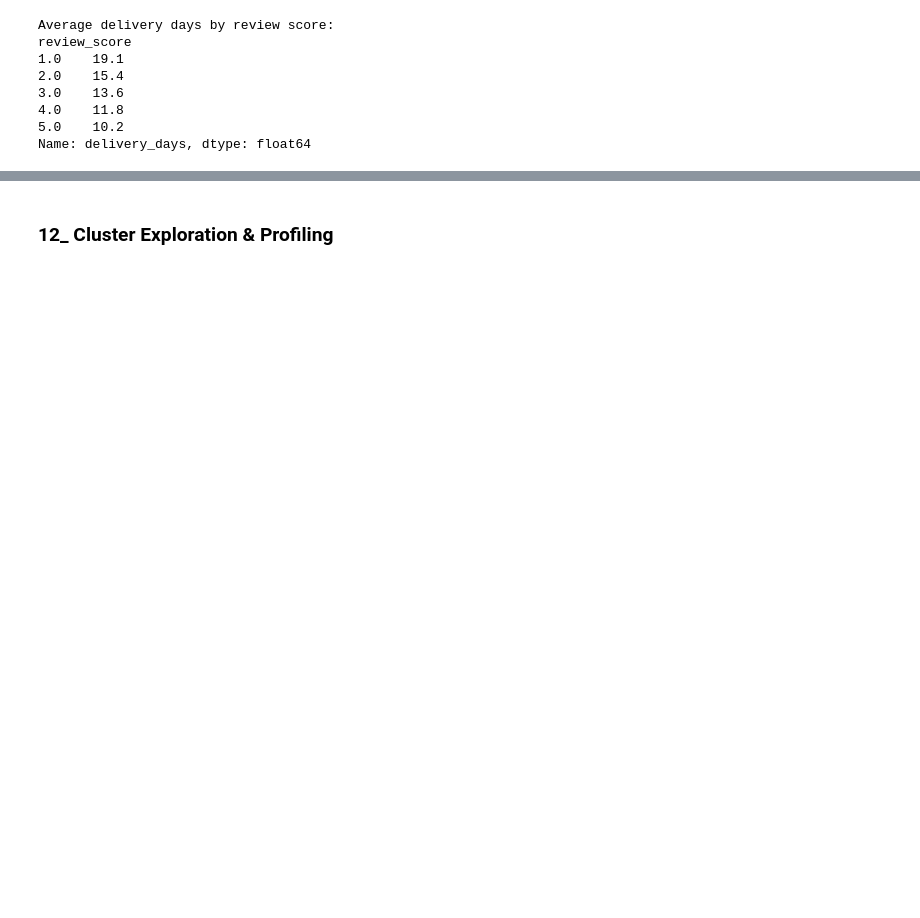
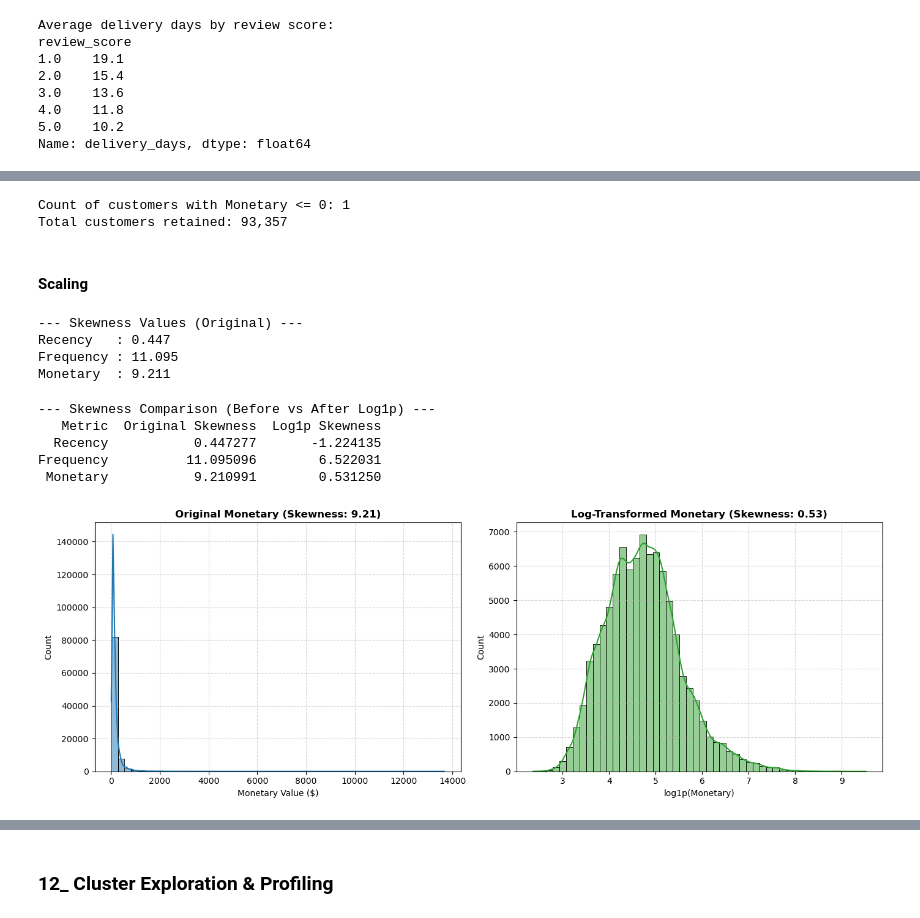
Before and after one commit to Mahmoud-islamcs/ecommerce-intelligence-platform, a Jupyter notebook: notebooks/ecommerce_intelligence_analysis.ipynb, the cells around one changed output, grey strips where cells are left out. Drawn from its saved outputs; the diff is of its cells as text; code cells hidden in the pictures; blank space fills up the shorter version.

Commit message:
feat: complete data merging and RFM customer segmentation analysis

```diff
--- a/notebooks/ecommerce_intelligence_analysis.ipynb
+++ b/notebooks/ecommerce_intelligence_analysis.ipynb
@@ -1619,0 +1909,73 @@ Name: delivery_days, dtype: float64
+# %%
+zero_monetary_mask = rfm['Monetary'] <= 0
+print(f"Count of customers with Monetary <= 0: {zero_monetary_mask.sum()}")
+
+# Keep only positive monetary values for meaningful transformation
+rfm_clean = rfm[~zero_monetary_mask].copy()
+print(f"Total customers retained: {len(rfm_clean):,}")
+# %% [output]
+Count of customers with Monetary <= 0: 1
+Total customers retained: 93,357
+# %% [markdown]
+#### Scaling
+# %%
+skew_before = {
+    'Recency': rfm_clean['Recency'].skew(),
+    'Frequency': rfm_clean['Frequency'].skew(),
+    'Monetary': rfm_clean['Monetary'].skew()
+}
+
+print("\n--- Skewness Values (Original) ---")
+for col, val in skew_before.items():
+    print(f"{col:<10}: {val:.3f}")
+# %% [output]
+--- Skewness Values (Original) ---
+Recency   : 0.447
+Frequency : 11.095
+Monetary  : 9.211
+# %%
+rfm_transformed = pd.DataFrame(index=rfm_clean.index)
+rfm_transformed['Recency_log'] = np.log1p(rfm_clean['Recency'])
+rfm_transformed['Frequency_log'] = np.log1p(rfm_clean['Frequency'])
+rfm_transformed['Monetary_log'] = np.log1p(rfm_clean['Monetary'])
+
+skew_after = {
+    'Recency_log': rfm_transformed['Recency_log'].skew(),
+    'Frequency_log': rfm_transformed['Frequency_log'].skew(),
+    'Monetary_log': rfm_transformed['Monetary_log'].skew()
+}
+
+print("\n--- Skewness Comparison (Before vs After Log1p) ---")
+comparison_df = pd.DataFrame({
+    'Metric': ['Recency', 'Frequency', 'Monetary'],
+    'Original Skewness': [skew_before['Recency'], skew_before['Frequency'], skew_before['Monetary']],
+    'Log1p Skewness': [skew_after['Recency_log'], skew_after['Frequency_log'], skew_after['Monetary_log']]
+})
+print(comparison_df.to_string(index=False))
+# %% [output]
+--- Skewness Comparison (Before vs After Log1p) ---
+   Metric  Original Skewness  Log1p Skewness
+  Recency           0.447277       -1.224135
+Frequency          11.095096        6.522031
+ Monetary           9.210991        0.531250
+# %%
+fig, axes = plt.subplots(1, 2, figsize=(14, 5))
+
+# Original Monetary Distribution
+sns.histplot(rfm_clean['Monetary'], bins=50, kde=True, ax=axes[0], color='#1f77b4')
+axes[0].set_title(f"Original Monetary (Skewness: {skew_before['Monetary']:.2f})", fontsize=12, fontweight='bold')
+axes[0].set_xlabel("Monetary Value ($)", fontsize=10)
+axes[0].set_ylabel("Count", fontsize=10)
+axes[0].grid(True, linestyle='--', alpha=0.5)
+
+# Log-transformed Monetary Distribution
+sns.histplot(rfm_transformed['Monetary_log'], bins=50, kde=True, ax=axes[1], color='#2ca02c')
+axes[1].set_title(f"Log-Transformed Monetary (Skewness: {skew_after['Monetary_log']:.2f})", fontsize=12, fontweight='bold')
+axes[1].set_xlabel("log1p(Monetary)", fontsize=10)
+axes[1].set_ylabel("Count", fontsize=10)
+axes[1].grid(True, linestyle='--', alpha=0.5)
+
+plt.tight_layout()
+plt.show()
+# %% [output]
+[figure, added]
```
Also changed, not shown: parts of 56 cells of this notebook.
